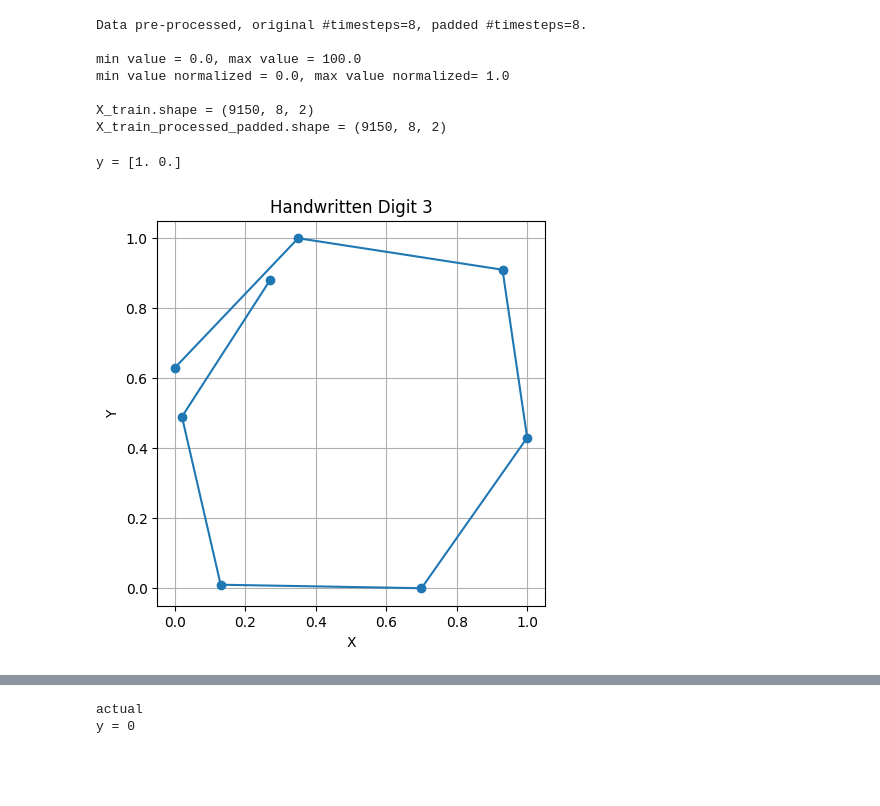
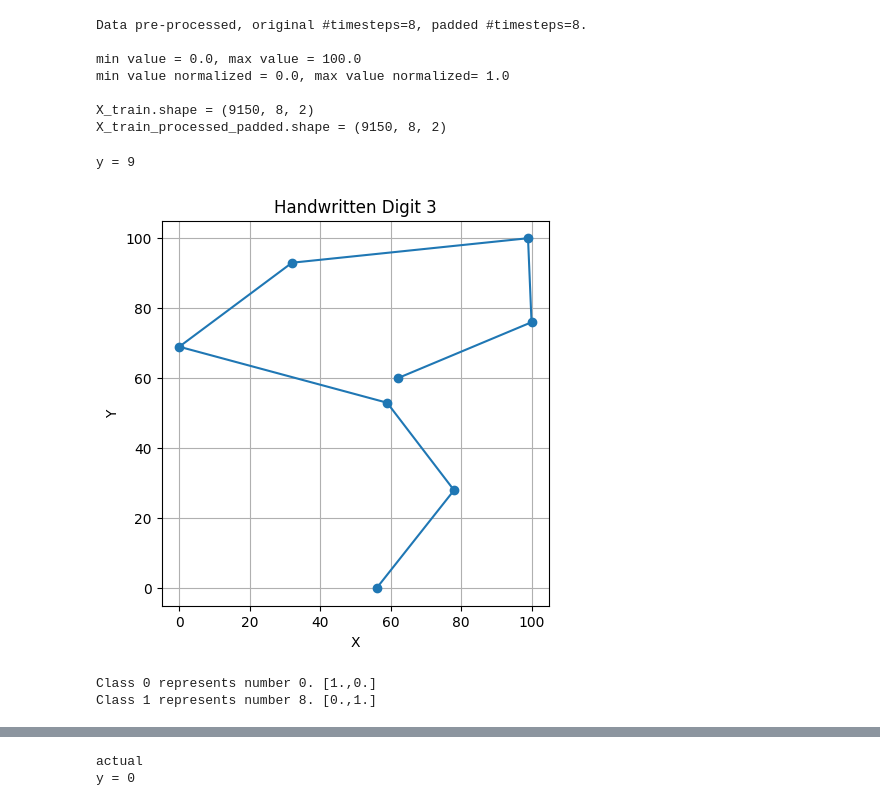
Before and after one commit to stellagerantoni/LatentCfMultivariate, a Jupyter notebook: multivariate_pendigits.ipynb, the cells around one changed output, grey strips where cells are left out. Cells and saved outputs as stored; diff of their text form; code cells hidden in the pictures; blank space fills up the shorter version.

```diff
--- a/multivariate_pendigits.ipynb
+++ b/multivariate_pendigits.ipynb
@@ -213,23 +151,10 @@ X_test, y_test = shuffle(X_test, y_test, random_state=RANDOM_STATE)
-# %%
-for i in range(y_train.shape[0]):
-  if y_train[i] == '8':
-    y_train[i]=1
-  else:
-    y_train [i]=0
-for i in range(y_test.shape[0]):
-  if y_test[i] == '8':
-    y_test[i]=1
-  else:
-    y_test[i]=0
-y_train = y_train.astype(int)
-y_test = y_test.astype(int)
-y_train_classes = y_train
-y_test_classes = y_test
-from tensorflow.keras.utils import to_categorical
-y_train = to_categorical(y_train, len(np.unique(y_train)))
-y_test = to_categorical(y_test, len(np.unique(y_test)))
 # %%
-visualise_digit(X_train,y_train,190)
+visualise_digit(X_train,y_train,9100)
 # %% [output]
-y = [1. 0.]
+y = 9
-[figure, old version]
+[figure, new version]
+# %%
+X_train, y_train, X_test, y_test= extract_two_digits(X_train_processed_padded,y_train,X_test_processed_padded,y_test,'0','8',RANDOM_STATE)
+# %% [output]
+Class 0 represents number 0. [1.,0.]
+Class 1 represents number 8. [0.,1.]
```
Also changed, not shown: parts of 12 cells of this notebook.
